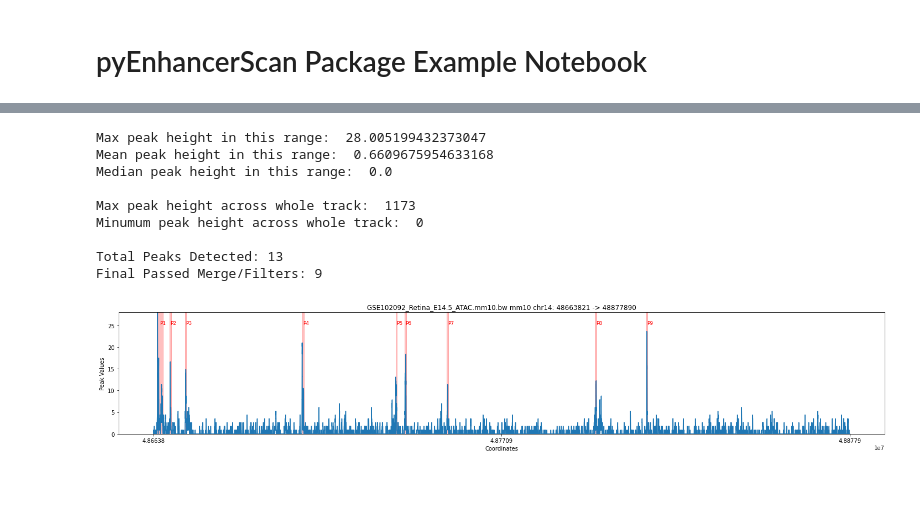
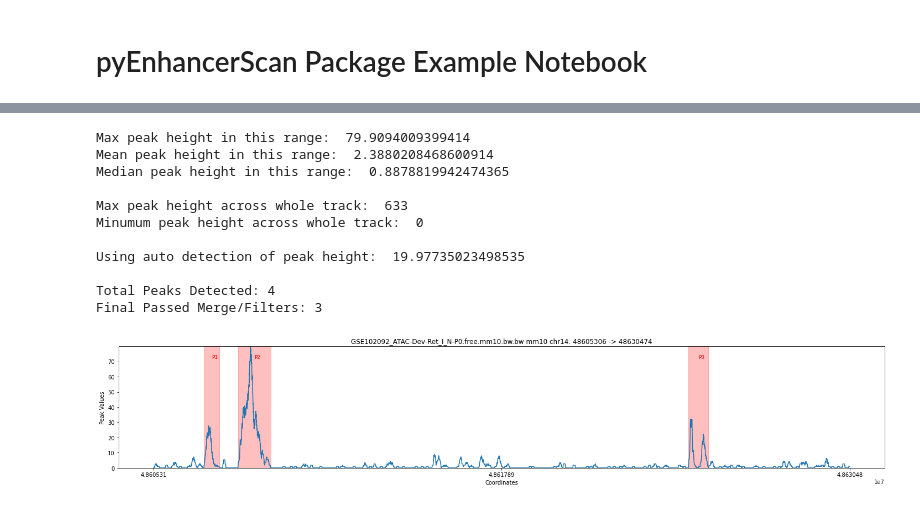
Before and after one commit to MLKaufman/py-enhancer-scanner, a Jupyter notebook: ExampleEnhancerScanNotebook.ipynb, the cells around one changed output, grey strips where cells are left out. Saved outputs shown, nothing was run; the diff lists cells and outputs as text; code cells hidden in the pictures.

```diff
--- a/ExampleEnhancerScanNotebook.ipynb
+++ b/ExampleEnhancerScanNotebook.ipynb
@@ -33,16 +39,18 @@ Download successful!
-# %%
-scanobject.load_track('GSE102092_Retina_E14.5_ATAC.mm10.bw', 'mm10')
-scanobject.enhancer_scanner('chr14', 48663821, 48877891, peak_height=10)
-scanobject.plot_detected_enhancers()
-# %% [output]
-Max peak height in this range:  28.005199432373047
-Mean peak height in this range:  0.6609675954633168
-Median peak height in this range:  0.0
-
-Max peak height across whole track:  1173
-Minumum peak height across whole track:  0
-
-Total Peaks Detected: 13
-Final Passed Merge/Filters: 9
-[figure, removed]
+# %%
+scanner.load_track('GSE102092_ATAC-Dev-Ret_I_N-P0.free.mm10.bw.bw', 'mm10')
+scanner.enhancer_scanner('chr14:48,605,306-48,630,475')
+scanner.plot_detected_enhancers()
+# %% [output]
+Max peak height in this range:  79.9094009399414
+Mean peak height in this range:  2.3880208468600914
+Median peak height in this range:  0.8878819942474365
+
+Max peak height across whole track:  633
+Minumum peak height across whole track:  0
+
+Using auto detection of peak height:  19.97735023498535
+
+Total Peaks Detected: 4
+Final Passed Merge/Filters: 3
+[figure, added]
 # %%
```
Also changed, not shown: parts of 9 cells of this notebook, 2 other files.
